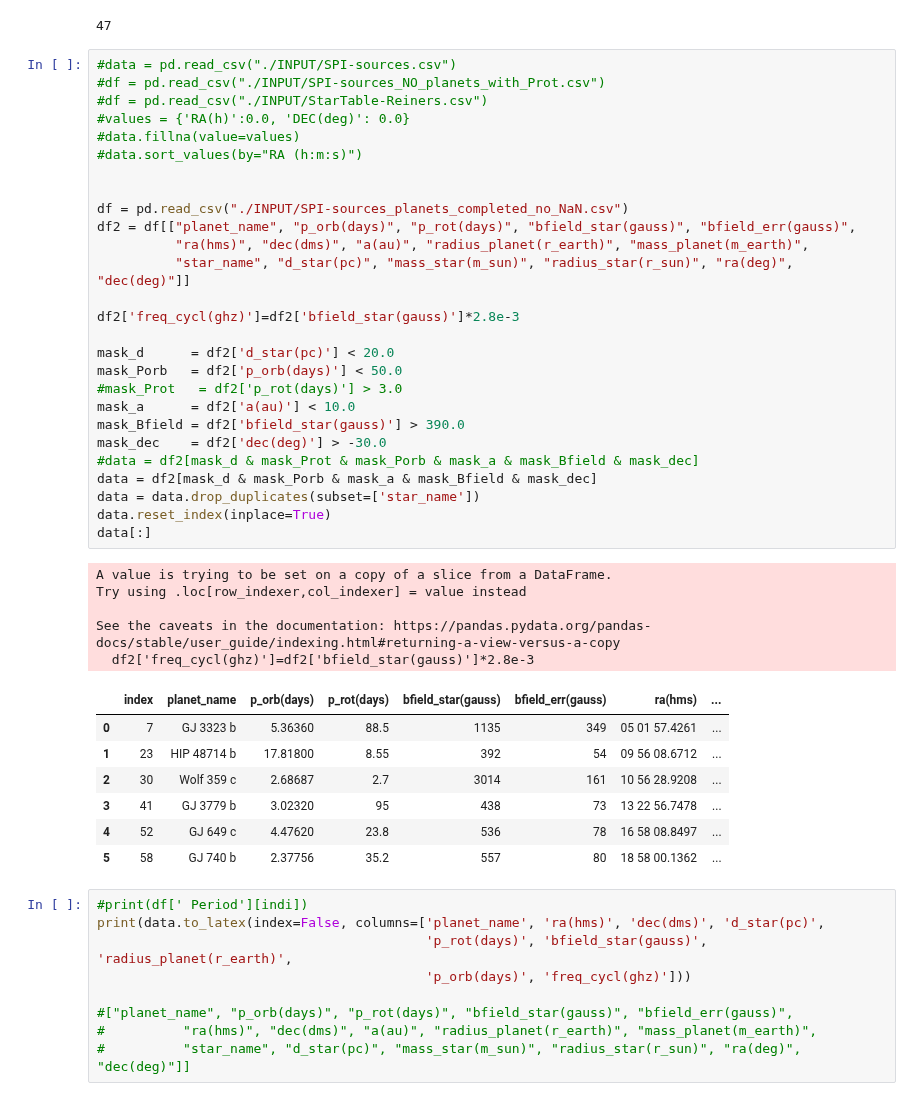
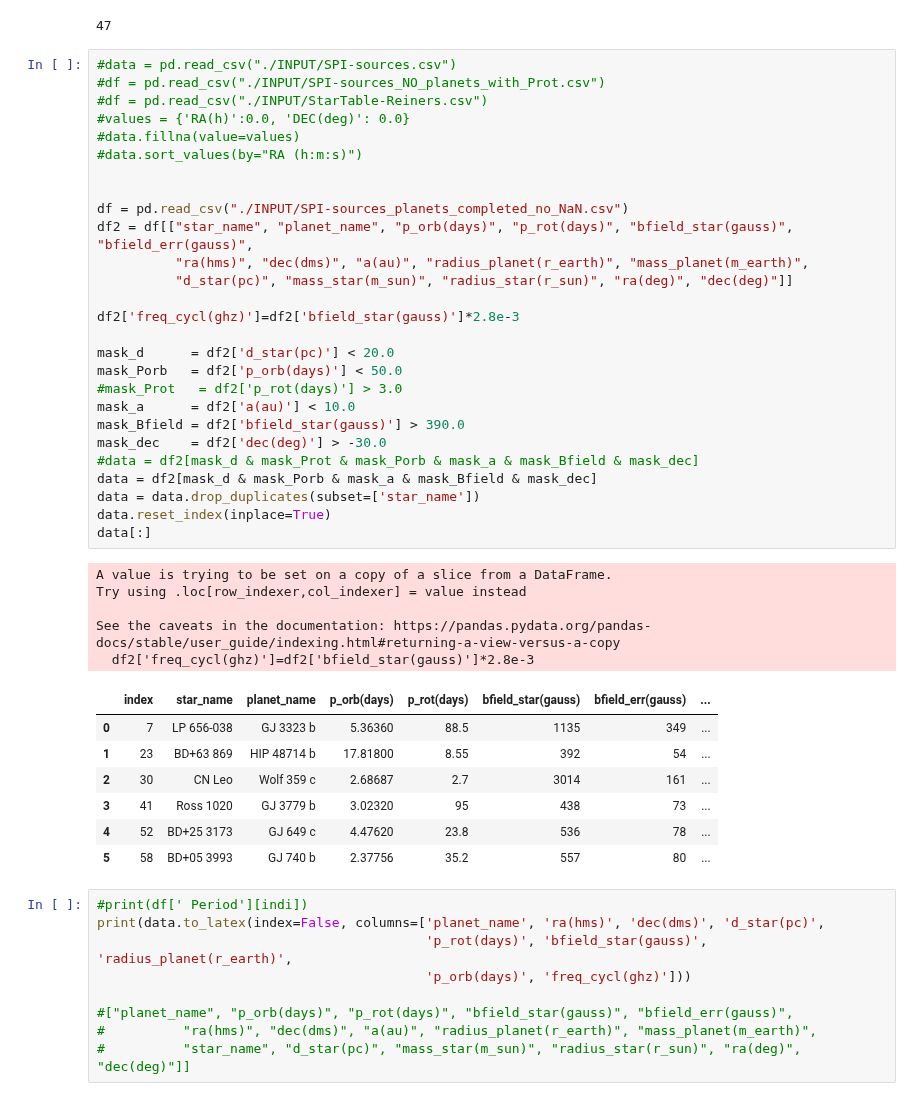
Before and after one commit to mapereztorres/spirou, a Jupyter notebook: SPI.ipynb, the cells around one changed output. Drawn from its saved outputs; the diff is of its cells as text.

```diff
--- a/SPI.ipynb
+++ b/SPI.ipynb
@@ -134,42 +134,42 @@ len(data[:])
 #data = pd.read_csv("./INPUT/SPI-sources.csv")
 #df = pd.read_csv("./INPUT/SPI-sources_NO_planets_with_Prot.csv")
 #df = pd.read_csv("./INPUT/StarTable-Reiners.csv")
 #values = {'RA(h)':0.0, 'DEC(deg)': 0.0}
 #data.fillna(value=values)
 #data.sort_values(by="RA (h:m:s)")
 
 
 df = pd.read_csv("./INPUT/SPI-sources_planets_completed_no_NaN.csv")
-df2 = df[["planet_name", "p_orb(days)", "p_rot(days)", "bfield_star(gauss)", "bfield_err(gauss)",
+df2 = df[["star_name", "planet_name", "p_orb(days)", "p_rot(days)", "bfield_star(gauss)", "bfield_err(gauss)",
           "ra(hms)", "dec(dms)", "a(au)", "radius_planet(r_earth)", "mass_planet(m_earth)",
-          "star_name", "d_star(pc)", "mass_star(m_sun)", "radius_star(r_sun)", "ra(deg)", "dec(deg)"]]
+          "d_star(pc)", "mass_star(m_sun)", "radius_star(r_sun)", "ra(deg)", "dec(deg)"]]
 
 df2['freq_cycl(ghz)']=df2['bfield_star(gauss)']*2.8e-3
 
 mask_d      = df2['d_star(pc)'] < 20.0
 mask_Porb   = df2['p_orb(days)'] < 50.0
 #mask_Prot   = df2['p_rot(days)'] > 3.0
 mask_a      = df2['a(au)'] < 10.0
 mask_Bfield = df2['bfield_star(gauss)'] > 390.0
 mask_dec    = df2['dec(deg)'] > -30.0
 #data = df2[mask_d & mask_Prot & mask_Porb & mask_a & mask_Bfield & mask_dec]
 data = df2[mask_d & mask_Porb & mask_a & mask_Bfield & mask_dec]
 data = data.drop_duplicates(subset=['star_name'])
 data.reset_index(inplace=True)
 data[:]
 # %% [output]
 A value is trying to be set on a copy of a slice from a DataFrame.
 Try using .loc[row_indexer,col_indexer] = value instead
 
 See the caveats in the documentation: https://pandas.pydata.org/pandas-docs/stable/user_guide/indexing.html#returning-a-view-versus-a-copy
   df2['freq_cycl(ghz)']=df2['bfield_star(gauss)']*2.8e-3
-|  | index | planet_name | p_orb(days) | p_rot(days) | bfield_star(gauss) | bfield_err(gauss) | ra(hms) | ... |
-| 0 | 7 | GJ 3323 b | 5.36360 | 88.5 | 1135 | 349 | 05 01 57.4261 | ... |
-| 1 | 23 | HIP 48714 b | 17.81800 | 8.55 | 392 | 54 | 09 56 08.6712 | ... |
-| 2 | 30 | Wolf 359 c | 2.68687 | 2.7 | 3014 | 161 | 10 56 28.9208 | ... |
-| 3 | 41 | GJ 3779 b | 3.02320 | 95 | 438 | 73 | 13 22 56.7478 | ... |
-| 4 | 52 | GJ 649 c | 4.47620 | 23.8 | 536 | 78 | 16 58 08.8497 | ... |
-| 5 | 58 | GJ 740 b | 2.37756 | 35.2 | 557 | 80 | 18 58 00.1362 | ... |
+|  | index | star_name | planet_name | p_orb(days) | p_rot(days) | bfield_star(gauss) | bfield_err(gauss) | ... |
+| 0 | 7 | LP 656-038 | GJ 3323 b | 5.36360 | 88.5 | 1135 | 349 | ... |
+| 1 | 23 | BD+63 869 | HIP 48714 b | 17.81800 | 8.55 | 392 | 54 | ... |
+| 2 | 30 | CN Leo | Wolf 359 c | 2.68687 | 2.7 | 3014 | 161 | ... |
+| 3 | 41 | Ross 1020 | GJ 3779 b | 3.02320 | 95 | 438 | 73 | ... |
+| 4 | 52 | BD+25 3173 | GJ 649 c | 4.47620 | 23.8 | 536 | 78 | ... |
+| 5 | 58 | BD+05 3993 | GJ 740 b | 2.37756 | 35.2 | 557 | 80 | ... |
 # %%
 #print(df[' Period'][indi])
 print(data.to_latex(index=False, columns=['planet_name', 'ra(hms)', 'dec(dms)', 'd_star(pc)',
```
Also changed, not shown: parts of 1 cell of this notebook, 1 other file.
